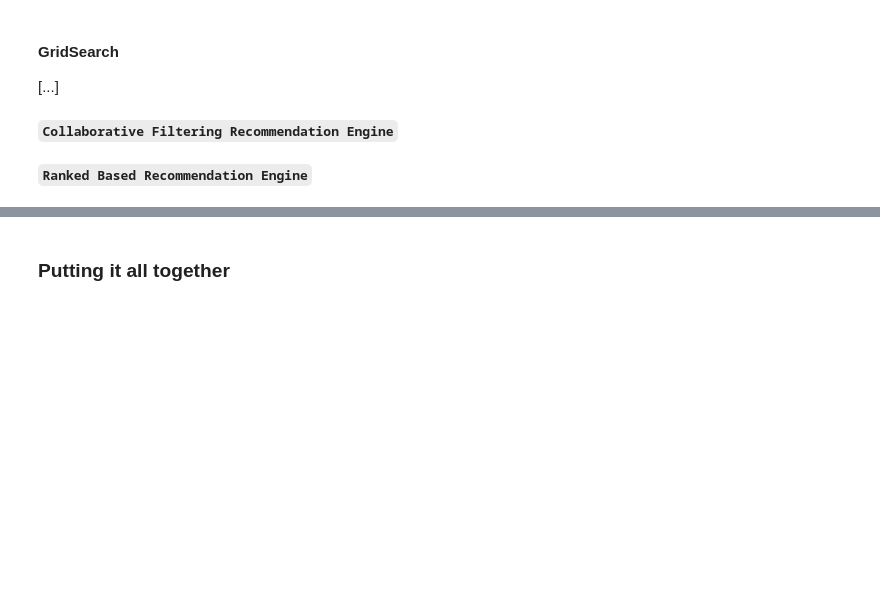
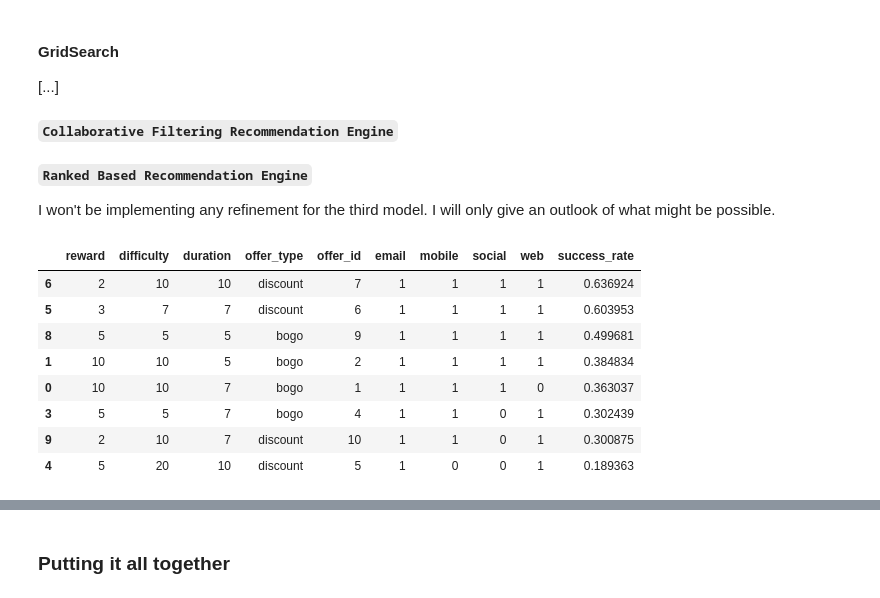
Before and after one commit to sandramuschkorgel/Udacity_DSND_Starbucks, a Jupyter notebook: Starbucks_Capstone_Challenge.ipynb, the cells around one changed output, grey strips where cells are left out. Cells and saved outputs as stored; diff of their text form; code cells hidden in the pictures; blank space fills up the shorter version.

```diff
--- a/Starbucks_Capstone_Challenge.ipynb
+++ b/Starbucks_Capstone_Challenge.ipynb
@@ -1480,3 +1525,18 @@ weighted avg       0.69      0.70      0.69      1096
 **``Collaborative Filtering Recommendation Engine``**
 # %% [markdown]
 **``Ranked Based Recommendation Engine``**
+
+I won't be implementing any refinement for the third model. I will only give an outlook of what might be possible.
+# %%
+ranked_offers = ranked_portfolio(offer_type=['discount', 'bogo'])
+ranked_offers
+# %% [output]
+|  | reward | difficulty | duration | offer_type | offer_id | email | mobile | social | web | success_rate |
+| 6 | 2 | 10 | 10 | discount | 7 | 1 | 1 | 1 | 1 | 0.636924 |
+| 5 | 3 | 7 | 7 | discount | 6 | 1 | 1 | 1 | 1 | 0.603953 |
+| 8 | 5 | 5 | 5 | bogo | 9 | 1 | 1 | 1 | 1 | 0.499681 |
+| 1 | 10 | 10 | 5 | bogo | 2 | 1 | 1 | 1 | 1 | 0.384834 |
+| 0 | 10 | 10 | 7 | bogo | 1 | 1 | 1 | 1 | 0 | 0.363037 |
+| 3 | 5 | 5 | 7 | bogo | 4 | 1 | 1 | 0 | 1 | 0.302439 |
+| 9 | 2 | 10 | 7 | discount | 10 | 1 | 1 | 0 | 1 | 0.300875 |
+| 4 | 5 | 20 | 10 | discount | 5 | 1 | 0 | 0 | 1 | 0.189363 |
```
Also changed, not shown: parts of 19 cells of this notebook.
